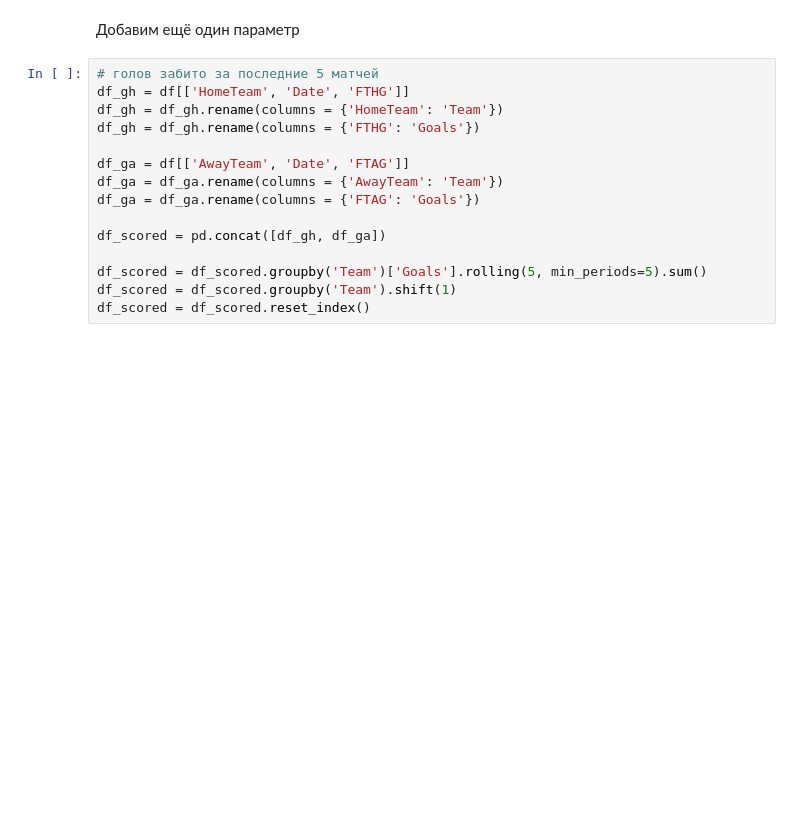
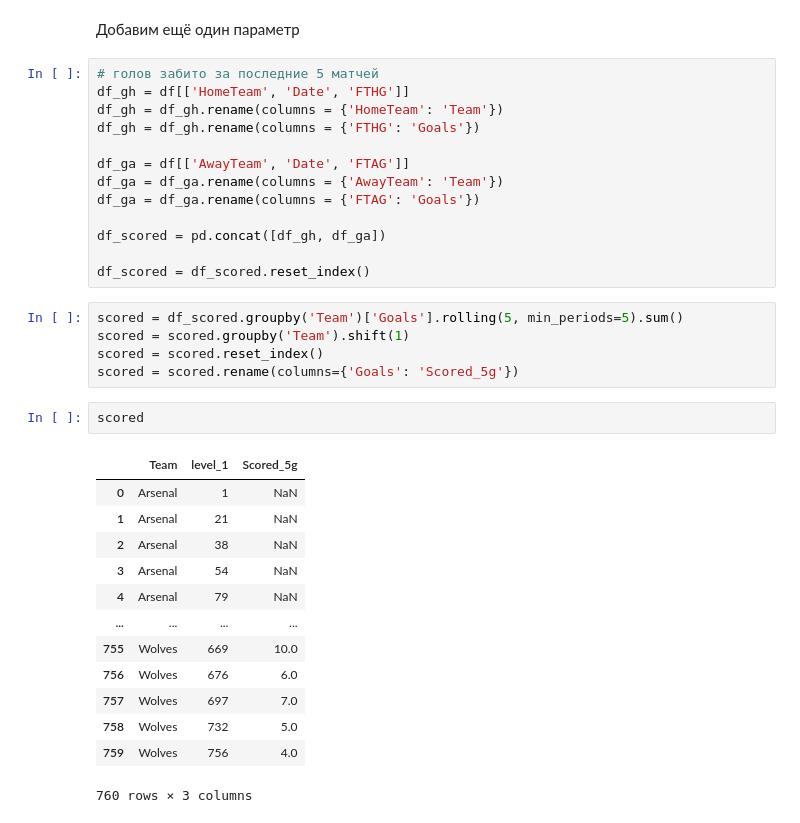
Before and after one commit to rriizz2k/EPL-Match-Predictor, a Jupyter notebook: PL_prediction.ipynb, the cells around one changed output. Cells and saved outputs as stored; diff of their text form; blank space fills up the shorter version.

```diff
--- a/PL_prediction.ipynb
+++ b/PL_prediction.ipynb
@@ -278,6 +278,25 @@ df_ga = df_ga.rename(columns = {'FTAG': 'Goals'})
 
 df_scored = pd.concat([df_gh, df_ga])
 
-df_scored = df_scored.groupby('Team')['Goals'].rolling(5, min_periods=5).sum()
-df_scored = df_scored.groupby('Team').shift(1)
 df_scored = df_scored.reset_index()
+# %%
+scored = df_scored.groupby('Team')['Goals'].rolling(5, min_periods=5).sum()
+scored = scored.groupby('Team').shift(1)
+scored = scored.reset_index()
+scored = scored.rename(columns={'Goals': 'Scored_5g'})
+# %%
+scored
+# %% [output]
+|  | Team | level_1 | Scored_5g |
+| 0 | Arsenal | 1 | NaN |
+| 1 | Arsenal | 21 | NaN |
+| 2 | Arsenal | 38 | NaN |
+| 3 | Arsenal | 54 | NaN |
+| 4 | Arsenal | 79 | NaN |
+| ... | ... | ... | ... |
+| 755 | Wolves | 669 | 10.0 |
+| 756 | Wolves | 676 | 6.0 |
+| 757 | Wolves | 697 | 7.0 |
+| 758 | Wolves | 732 | 5.0 |
+| 759 | Wolves | 756 | 4.0 |
+760 rows × 3 columns
```
Also changed, not shown: parts of 3 cells of this notebook.
